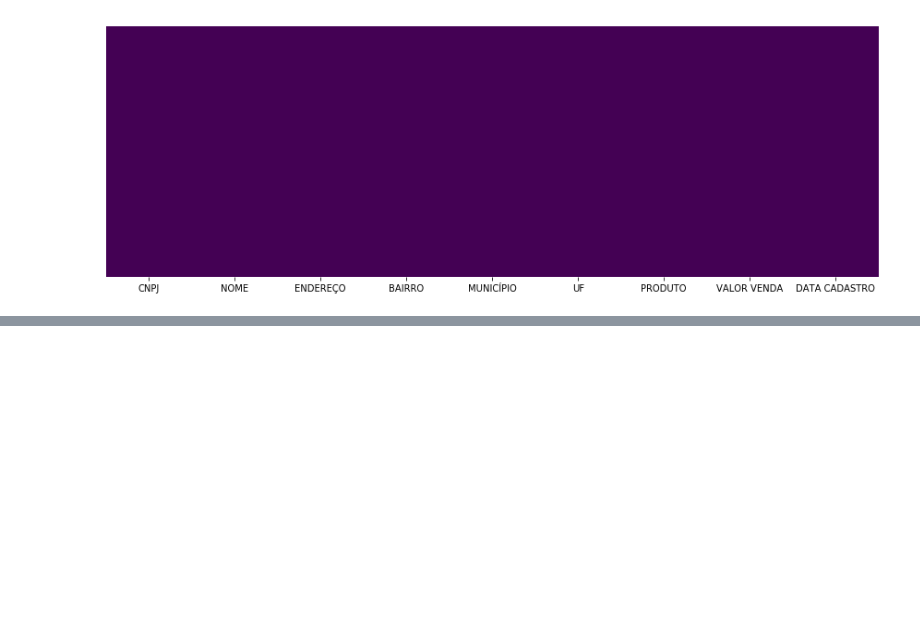
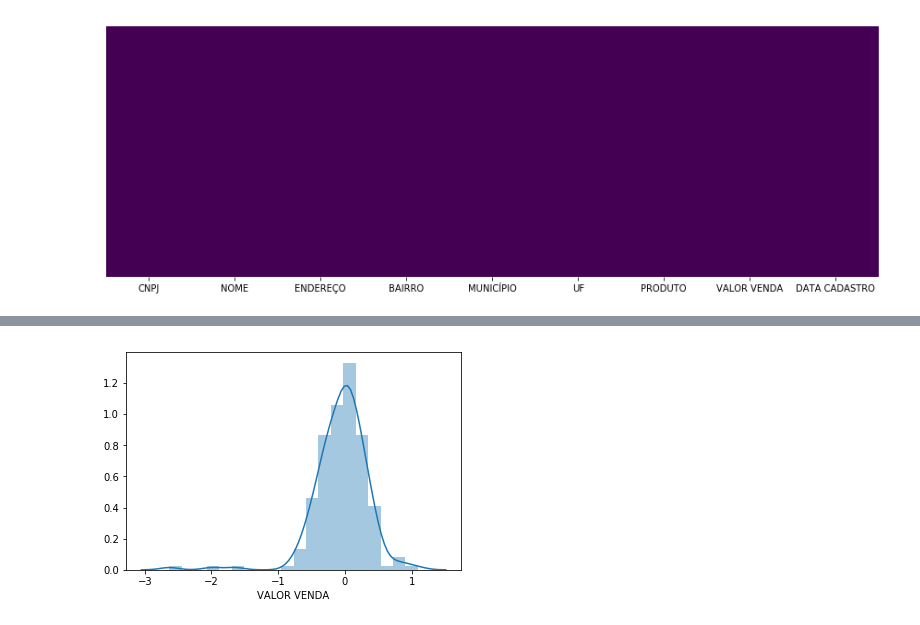
Before and after one commit to vitorioluis/Machine-Learning, a Jupyter notebook: Predicao_preco_combustivel/prever_preco_combustivel.ipynb, the cells around one changed output, grey strips where cells are left out. Saved outputs shown, nothing was run; the diff lists cells and outputs as text; code cells hidden in the pictures; blank space fills up the shorter version.

```diff
--- a/Predicao_preco_combustivel/prever_preco_combustivel.ipynb
+++ b/Predicao_preco_combustivel/prever_preco_combustivel.ipynb
@@ -74,0 +209,5 @@ Name: PRODUTO, dtype: int64
+# %%
+residuos = y_teste - predicao
+sns.distplot(residuos, bins=20);
+# %% [output]
+[figure, added]
```
Also changed, not shown: parts of 22 cells of this notebook, 5 other files.
